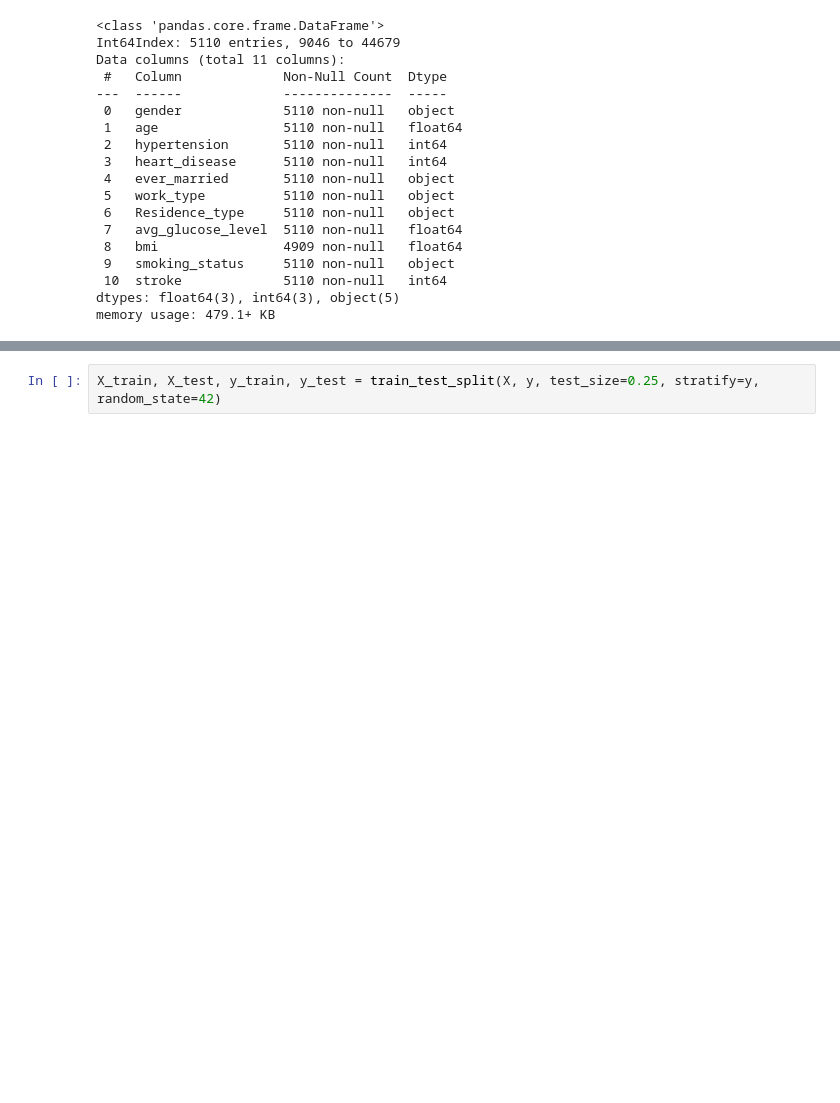
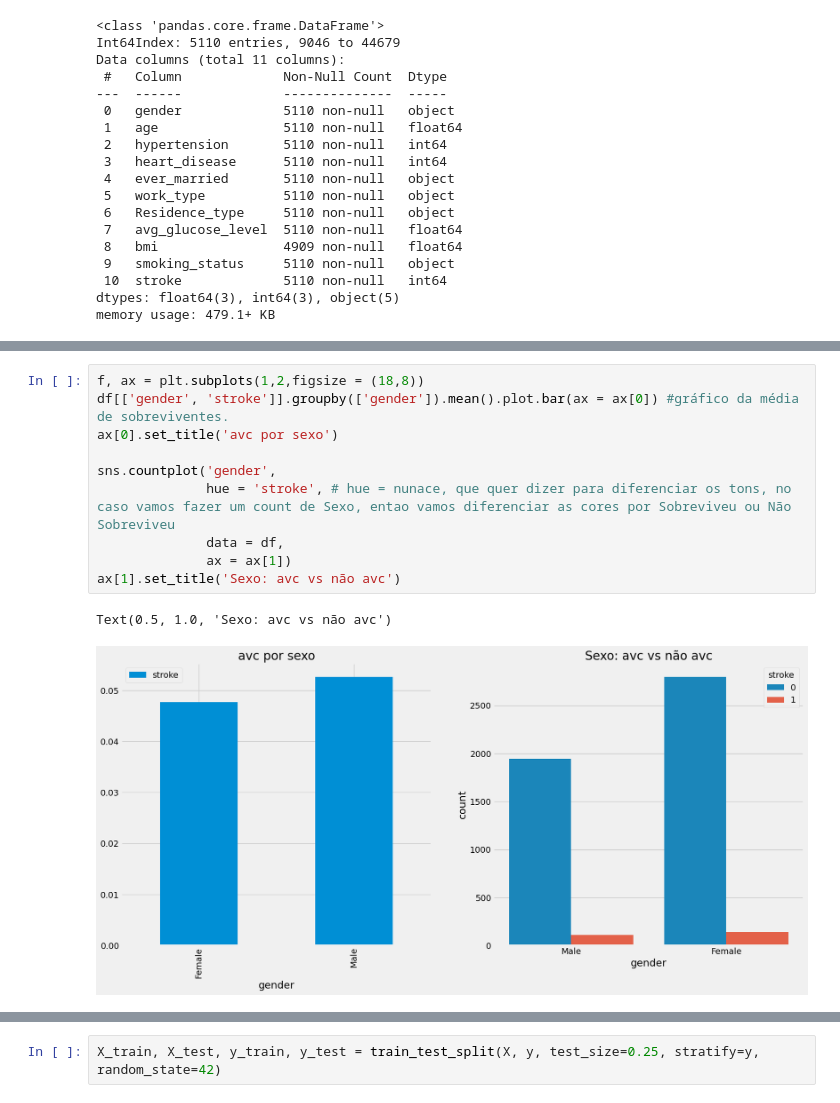
Before and after one commit to joelcoelho29/SCC0530-Projeto-de-Aprendizado-de-Maquina, a Jupyter notebook: src/notebook/teste.ipynb, the cells around one changed output, grey strips where cells are left out. Drawn from its saved outputs; the diff is of its cells as text; blank space fills up the shorter version.

```diff
--- a/src/notebook/teste.ipynb
+++ b/src/notebook/teste.ipynb
@@ -135,0 +159,13 @@ plt.show()
+# %%
+f, ax = plt.subplots(1,2,figsize = (18,8))
+df[['gender', 'stroke']].groupby(['gender']).mean().plot.bar(ax = ax[0]) #gráfico da média de sobreviventes.
+ax[0].set_title('avc por sexo')
+
+sns.countplot('gender',
+              hue = 'stroke', # hue = nunace, que quer dizer para diferenciar os tons, no caso vamos fazer um count de Sexo, entao vamos diferenciar as cores por Sobreviveu ou Não Sobreviveu
+              data = df,
+              ax = ax[1])
+ax[1].set_title('Sexo: avc vs não avc')
+# %% [output]
+Text(0.5, 1.0, 'Sexo: avc vs não avc')
+[figure, added]
```
Also changed, not shown: parts of 58 cells of this notebook.
